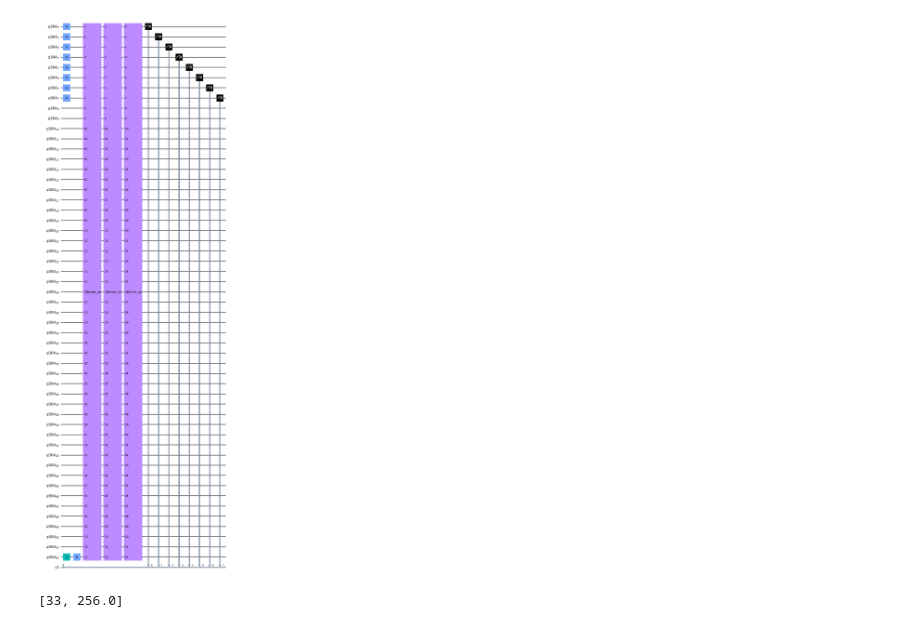
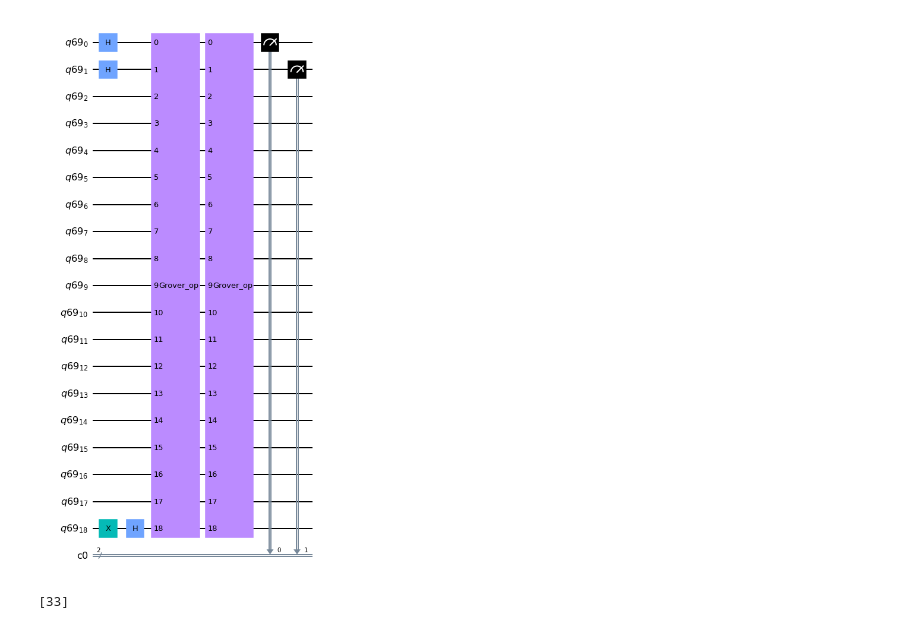
Before and after one commit to malakmlk/FlowShop_QuantumAlgorithms, a Jupyter notebook: GroverAlgorithm/GroverIteration/oracle.ipynb, the cells around one changed output. Saved outputs shown, nothing was run; the diff lists cells and outputs as text; code cells hidden in the pictures.

```diff
--- a/GroverAlgorithm/GroverIteration/oracle.ipynb
+++ b/GroverAlgorithm/GroverIteration/oracle.ipynb
@@ -124,33 +124,33 @@ class problem:
         self.Pm=Pm
         self.num_machine=num_machine
 # %%
-pr = problem(2,4,[[2,1,1,1],[3,4,1,1],[2,4,1,1]],2)
+pr = problem(1,2,[[2,1,1,1],[3,4,1,1],[2,4,1,1]],2)
 n=pr.num_qubits_job
 N=2**(n)
 q=pr.num_qubits_cimj
 x=pr.Pm
 m=pr.num_machine
 if n == 1 :
     nqubits = N*n+2*q+q*(M-1)*(N)+2*q+3+2
     qRegister = QuantumRegister(nqubits)
     qc = QuantumCircuit(qRegister)
 else :
     cmp= 2**(n-1)*(N-1)
     nqubits = N*n+2*q+q*(M-1)*(N)+2*q+3+n+cmp+2
     qRegister = QuantumRegister(nqubits)
     qc = QuantumCircuit(qRegister)
 #state preparation
 qc.h([i for i in range(n*N)])
 qc.x(-1)
 qc.h(-1)
 #Grover operator
 Grover_op= GroverOperator(pr)
-for i in range(3):
+for i in range(2):
     qc.append(Grover_op,qc.qubits)
 measurement_cr = ClassicalRegister(n*N)
 qc.add_register(measurement_cr)
 qc.measure([i for i in range(n*N)], measurement_cr)
 qc.draw('mpl')
 # %% [output]
-[figure, old version]
+[figure, new version]
 # %%
@@ -164,9 +166,6 @@ n=1
 N=2**n
 M=2
 q=4
-cmp = 0
-for i in range(1,N):
-    cmp+=i
-memoryEstimation(q,n,M,cmp)
+memoryEstimation(q,n,M)
 # %% [output]
-[33, 256.0]
+[33]
```
Also changed, not shown: parts of 4 cells of this notebook, 16 other files.
